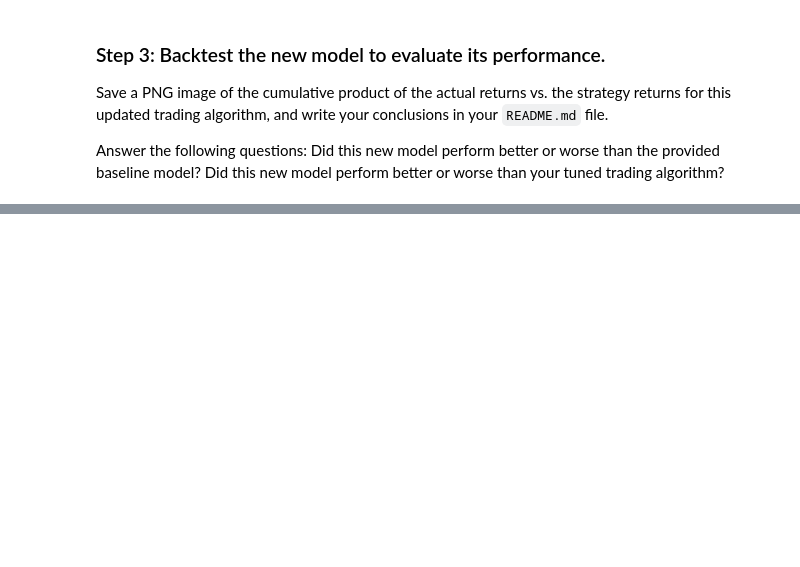
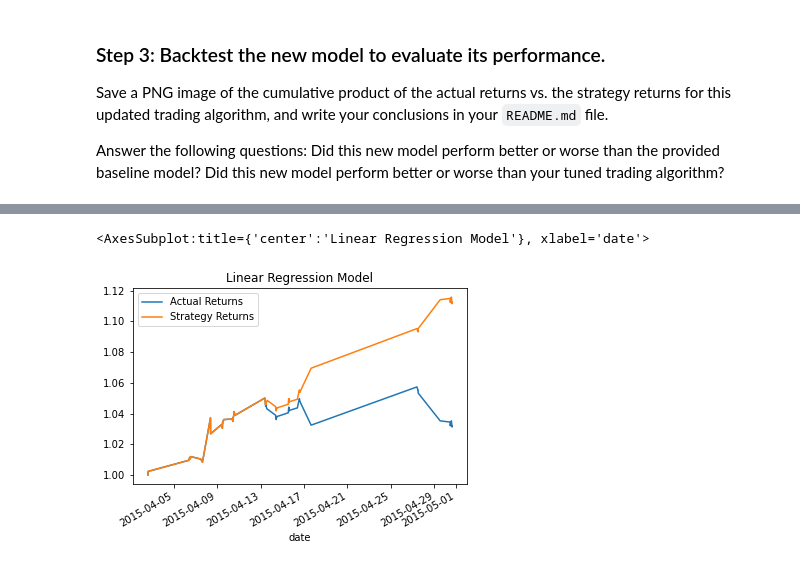
Before and after one commit to codetree4u/ML_Trading_Bot, a Jupyter notebook: machine_learning_trading_bot.ipynb, the cells around one changed output, grey strips where cells are left out. Saved outputs shown, nothing was run; the diff lists cells and outputs as text; code cells hidden in the pictures; blank space fills up the shorter version.

```diff
--- a/machine_learning_trading_bot.ipynb
+++ b/machine_learning_trading_bot.ipynb
@@ -518,0 +536,7 @@ display(pred_df.tail())
+# %%
+# Plot the actual returns versus the strategy returns
+(1 + pred_df[['Actual Returns', 'Strategy Returns']]).cumprod().plot(title = "Linear Regression Model")
+#(1 + pred_df[['Strategy Returns']]).cumprod().plot()
+# %% [output]
+<AxesSubplot:title={'center':'Linear Regression Model'}, xlabel='date'>
+[figure, added]
```
Also changed, not shown: parts of 12 cells of this notebook, 15 other files.
